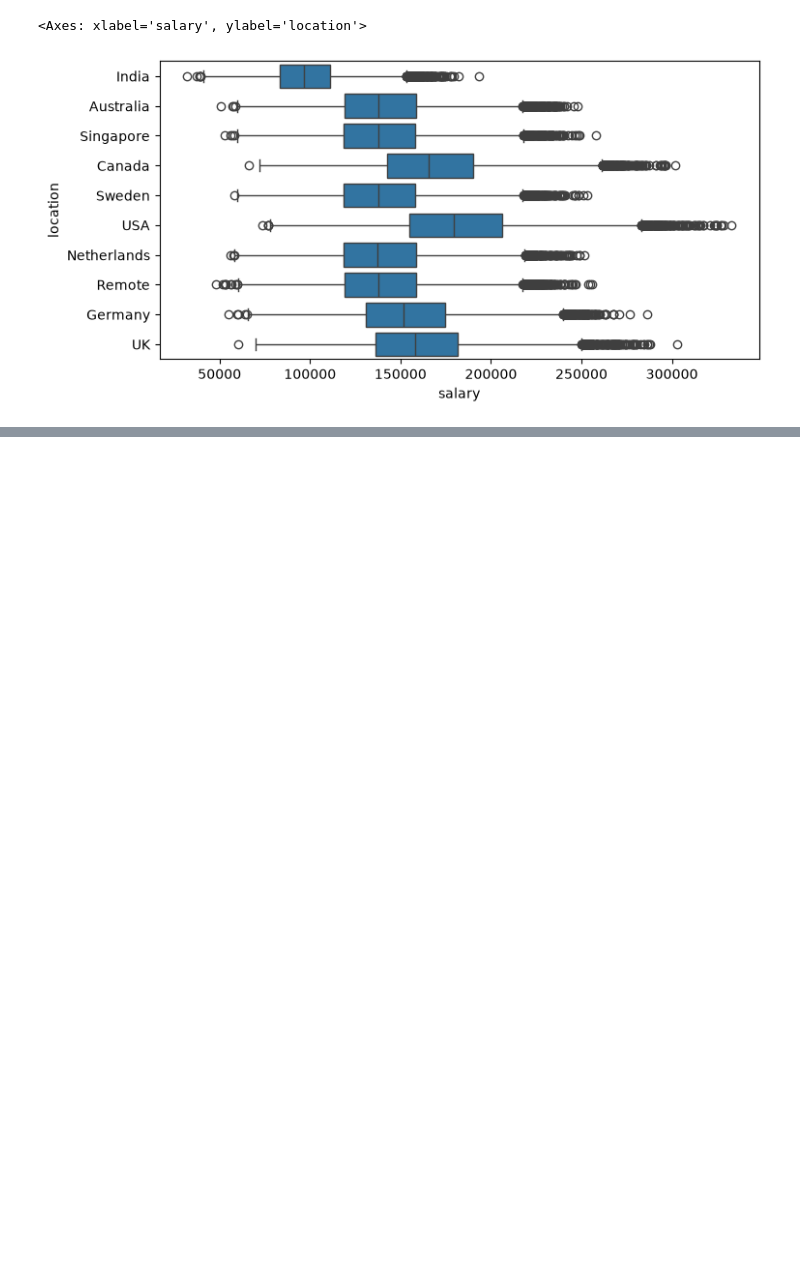
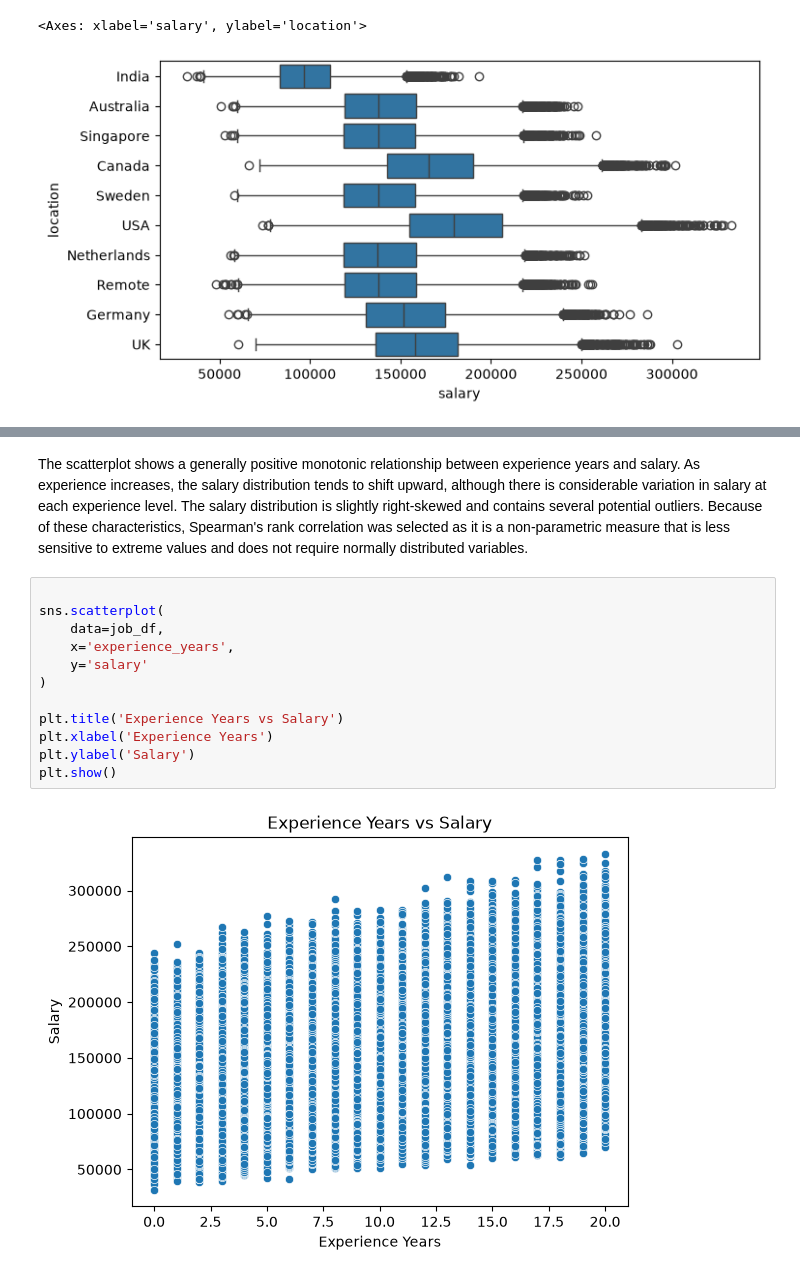
Before and after one commit to Mtalii888/Job-prediction-, a Jupyter notebook: job_dataset.ipynb, the cells around one changed output, grey strips where cells are left out. Saved outputs shown, nothing was run; the diff lists cells and outputs as text; blank space fills up the shorter version.

```diff
--- a/job_dataset.ipynb
+++ b/job_dataset.ipynb
@@ -272,0 +364,16 @@ sns.boxplot(data=job_df,x='salary',y='location')
+# %% [markdown]
+The scatterplot shows a generally positive monotonic relationship between experience years and salary. As experience increases, the salary distribution tends to shift upward, although there is considerable variation in salary at each experience level. The salary distribution is slightly right-skewed and contains several potential outliers. Because of these characteristics, Spearman's rank correlation was selected as it is a non-parametric measure that is less sensitive to extreme values and does not require normally distributed variables.
+# %%
+
+sns.scatterplot(
+    data=job_df,
+    x='experience_years',
+    y='salary'
+)
+
+plt.title('Experience Years vs Salary')
+plt.xlabel('Experience Years')
+plt.ylabel('Salary')
+plt.show()
+# %% [output]
+[figure, added]
```
Also changed, not shown: parts of 30 cells of this notebook, 3 other files.
